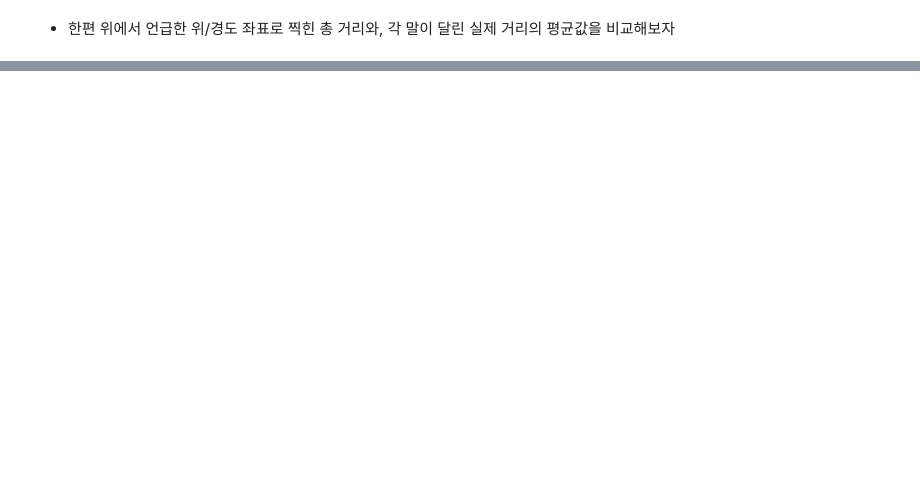
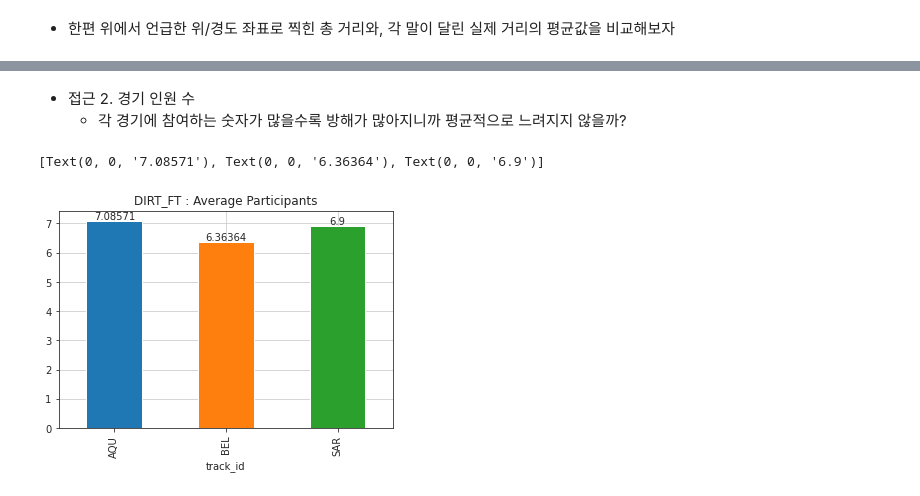
Before and after one commit to dowrave/Data_Analysis_Projects, a Jupyter notebook: 1-2022-derby-eda.ipynb, the cells around one changed output, grey strips where cells are left out. Drawn from its saved outputs; the diff is of its cells as text; code cells hidden in the pictures; blank space fills up the shorter version.

```diff
--- a/1-2022-derby-eda.ipynb
+++ b/1-2022-derby-eda.ipynb
@@ -1376,0 +1476,6 @@ Text(0, 0.5, 'distance')
+# %%
+dirt_ft = stakes[(stakes['course_type'] == 'D') &
+                (stakes['dirt_condition'] == 'FT')][:]
+dirt_ft['elapsed_time'] += 0.25
+dirt_ft = dirt_ft.drop(['latitude', 'longitude', 'next_lat', 'next_lon', 'course_type', 'dirt_condition', 'turf_condition',
+             'race_date'], axis = 1)
@@ -1376,0 +1513,2 @@ Text(0, 0.5, 'distance')
+# %%
+tab10 = sns.color_palette('tab10')
@@ -1376,0 +1530,17 @@ Text(0, 0.5, 'distance')
+# %% [markdown]
+- 접근 2. 경기 인원 수
+    - 각 경기에 참여하는 숫자가 많을수록 방해가 많아지니까 평균적으로 느려지지 않을까?
+# %%
+ax = (dirt_ft[['race_id', 'track_id', 'program_number']]
+        .drop_duplicates()
+         .groupby(['track_id', 'race_id'])['program_number']
+         .count()
+         .groupby('track_id')
+         .mean()
+          .plot(kind = 'bar', color = tab10[:3])
+     )
+ax.set_title('DIRT_FT : Average Participants')
+ax.bar_label(ax.containers[0])
+# %% [output]
+[Text(0, 0, '7.08571'), Text(0, 0, '6.36364'), Text(0, 0, '6.9')]
+[figure, added]
```
Also changed, not shown: parts of 51 cells of this notebook.
